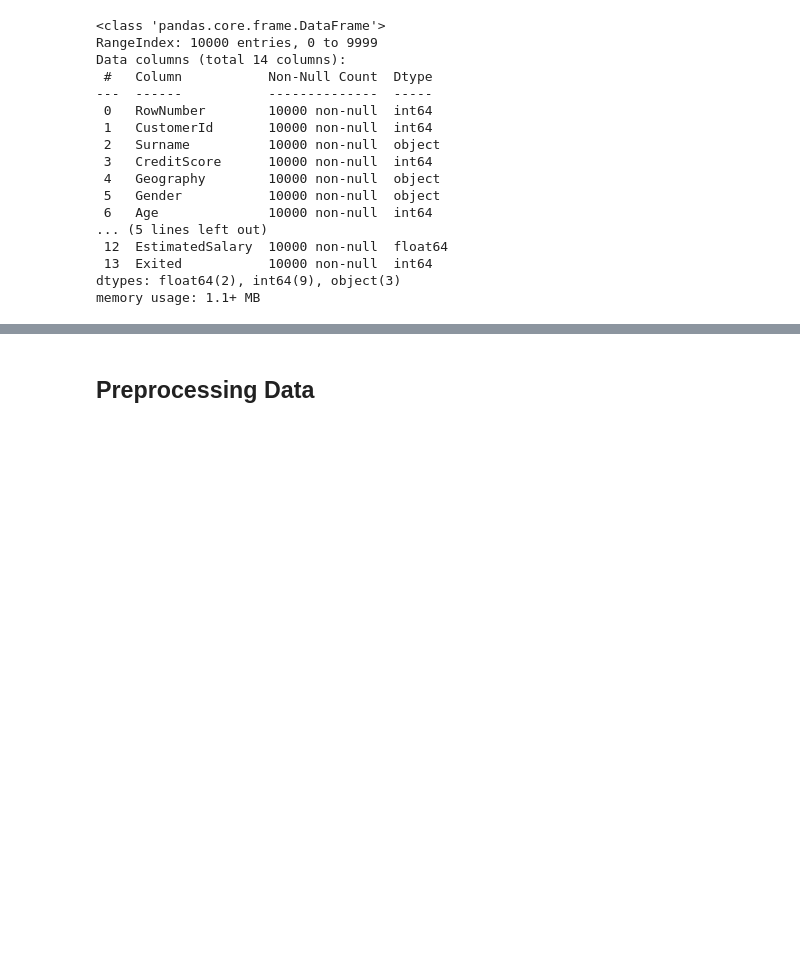
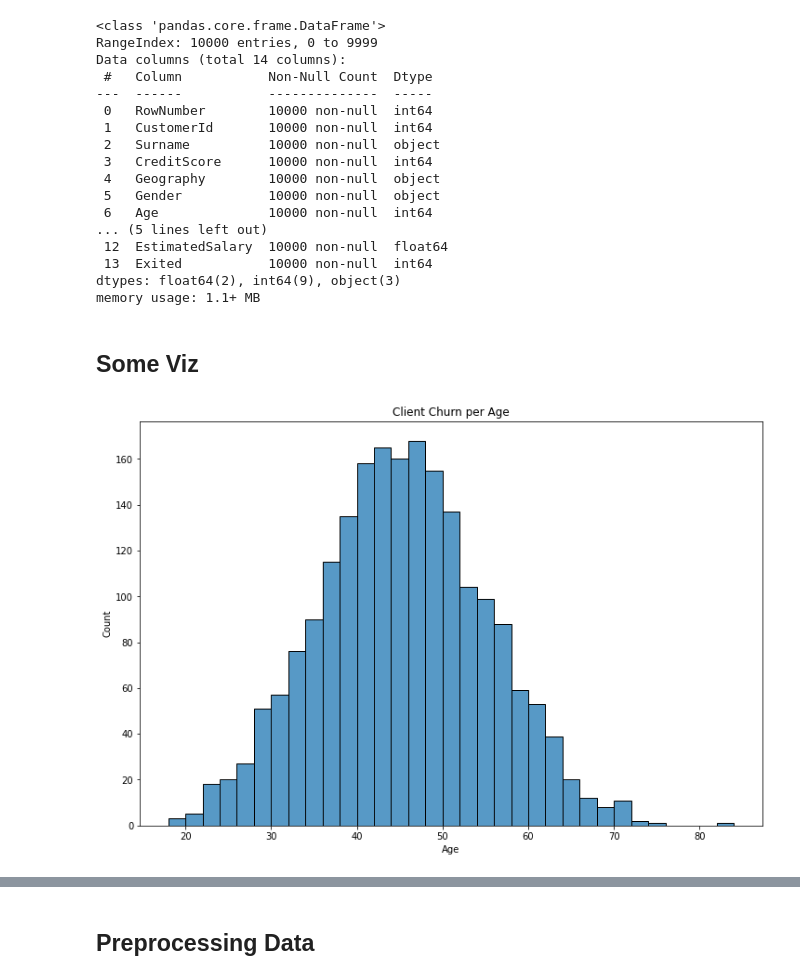
Before and after one commit to TheWangAndOnly/BankCustomerChurn, a Jupyter notebook: JupyterNotebooks/BanksChurnRate.ipynb, the cells around one changed output, grey strips where cells are left out. Drawn from its saved outputs; the diff is of its cells as text; code cells hidden in the pictures; blank space fills up the shorter version.

```diff
--- a/JupyterNotebooks/BanksChurnRate.ipynb
+++ b/JupyterNotebooks/BanksChurnRate.ipynb
@@ -45,0 +42,12 @@ memory usage: 1.1+ MB
+# %% [markdown]
+## Some Viz
+# %%
+exited = df[df['Exited']==1]
+
+plt.figure(figsize=(12,8))
+plt.title('Client Churn per Age')
+sns.histplot(x='Age', data=exited)
+
+plt.show()
+# %% [output]
+[figure, added]
```
Also changed, not shown: parts of 20 cells of this notebook.
